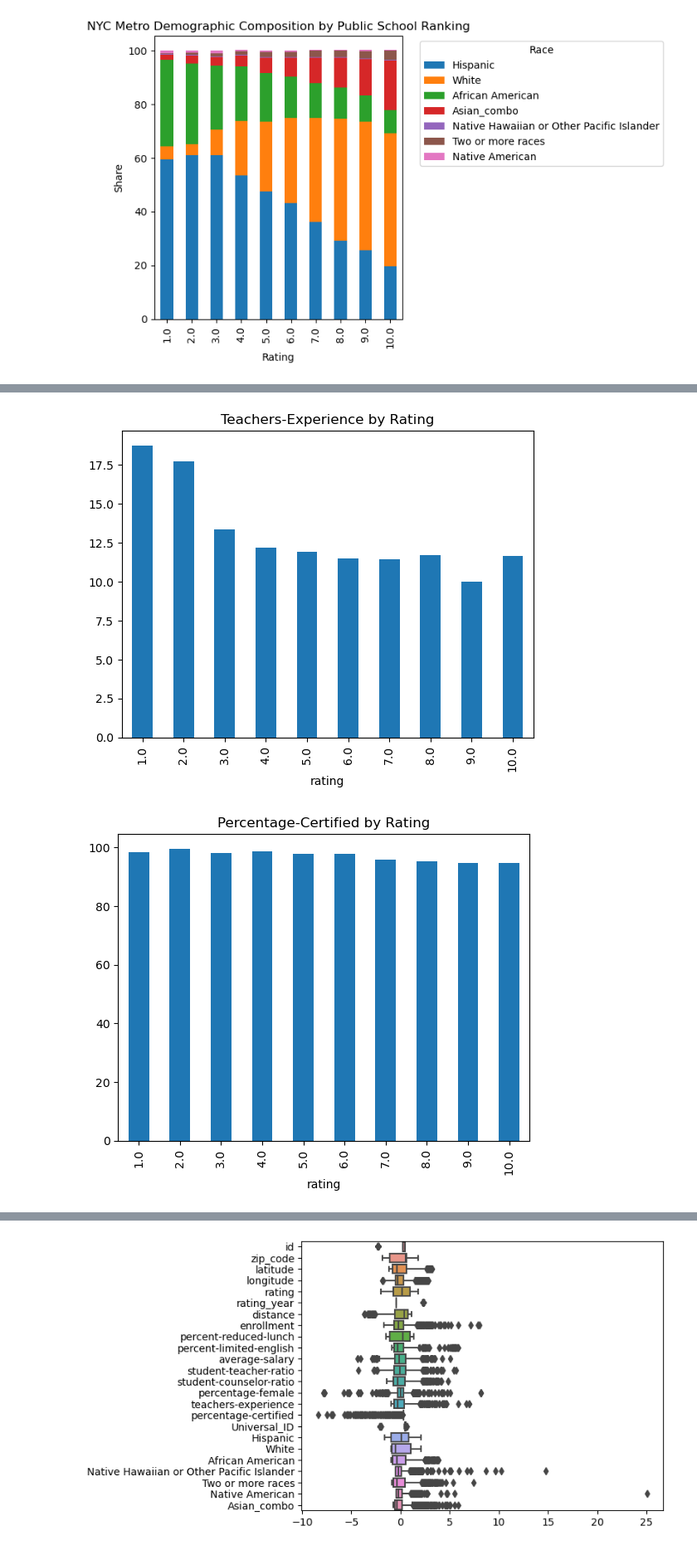
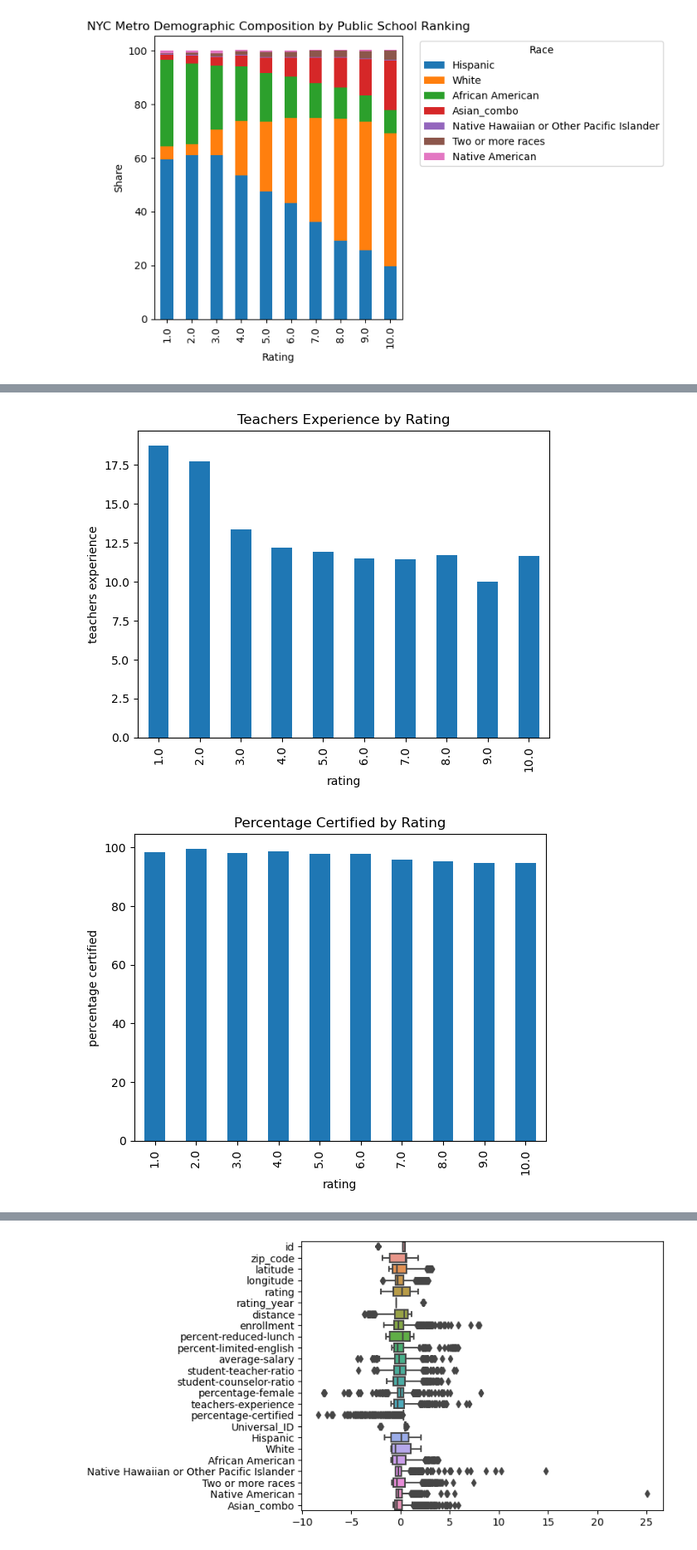
Before and after one commit to LittleBiggler/GreatSchools, a Jupyter notebook: GreatSchools-2025.ipynb, the cells around one changed output, grey strips where cells are left out. Shown at 83% size. Saved outputs shown, nothing was run; the diff lists cells and outputs as text; code cells hidden in the pictures.

```diff
--- a/GreatSchools-2025.ipynb
+++ b/GreatSchools-2025.ipynb
@@ -67,4 +75,5 @@ Describes enrollment, teacher salaries, student-teacher ratio, socioeconomic cla
 # %%
 # read in schools raw data
 schools_raw = pd.read_csv('schools_data_BACKUP.csv')
+schools = schools_raw.copy()
 # %%
@@ -80,4 +89,5 @@ schools_raw.shape
 # %%
 # read in demographics raw data
 demog_raw = pd.read_csv('demographics_mstr_BACKUP.csv')
+demog = demog_raw.copy()
 # %%
@@ -98,7 +103,7 @@ Index(['enrollment', 'percent-reduced-lunch', 'percent-disadvantaged',
 # %%
 # merge right on 'id', left on 'Universal_ID'
 
-df = schools_raw.merge(demog_raw, left_on='id', right_on='Universal_ID', how='outer')
+df = schools.merge(demog, left_on='id', right_on='Universal_ID', how='outer')
 # %%
 # inspect merge results
 
@@ -357,6 +368,7 @@ for col in bar_cols:
     .sort_index())
 
     plot_table.plot(kind='bar', legend=False)
-    plt.title(f'{col.title()} by Rating')
+    plt.title(f'{col.title().replace("-"," ")} by Rating')
+    plt.ylabel(f"{col}".replace("-"," "))
     plt.show()
 # %% [output]
@@ -365,2 +377,2 @@ for col in bar_cols:
-[figure, old version]
+[figure, new version]
-[figure, old version]
+[figure, new version]
```
Also changed, not shown: parts of 38 cells of this notebook.
